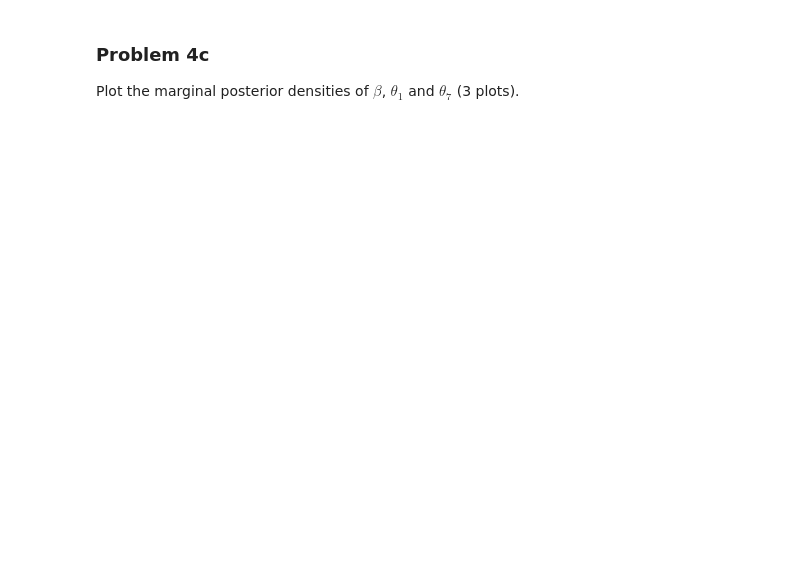
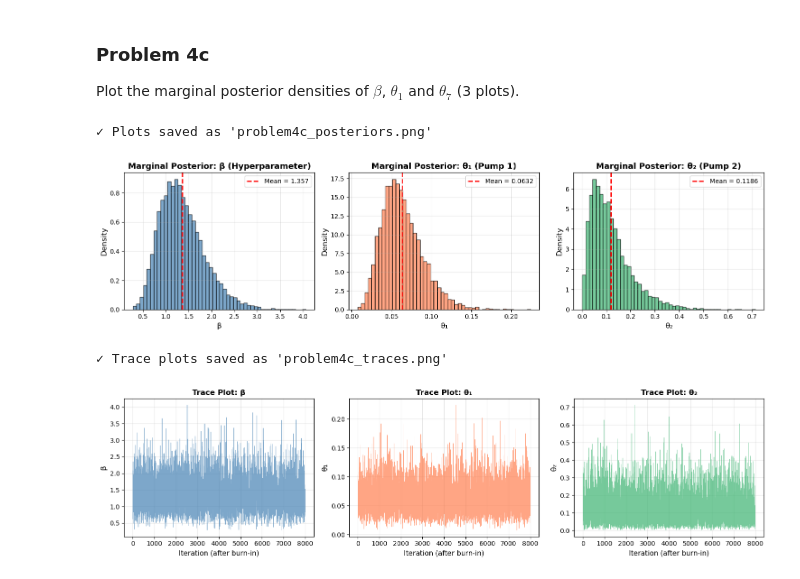
Before and after one commit to Shadowknight9284/Math-Notes, a Jupyter notebook: Stats 587/hw2.ipynb, the cells around one changed output. Drawn from its saved outputs; the diff is of its cells as text; code cells hidden in the pictures; blank space fills up the shorter version.

```diff
--- a/Stats 587/hw2.ipynb
+++ b/Stats 587/hw2.ipynb
@@ -610,0 +1293,73 @@ print(f"Observed rate for pump 7: {Y[6]/t[6]:.4f}")
+# %%
+
+# Create the 3 required plots
+fig, axes = plt.subplots(1, 3, figsize=(15, 4))
+
+# Plot 1: Marginal posterior density of β
+axes[0].hist(samples_beta, bins=50, density=True, alpha=0.7,
+             edgecolor='black', color='steelblue')
+axes[0].axvline(np.mean(samples_beta), color='red', linestyle='--',
+                linewidth=2, label=f'Mean = {np.mean(samples_beta):.3f}')
+axes[0].set_xlabel('β', fontsize=12)
+axes[0].set_ylabel('Density', fontsize=12)
+axes[0].set_title('Marginal Posterior: β (Hyperparameter)', fontsize=13, fontweight='bold')
+axes[0].legend()
+axes[0].grid(True, alpha=0.3)
+
+# Plot 2: Marginal posterior density of θ₁
+axes[1].hist(samples_theta[:, 0], bins=50, density=True, alpha=0.7,
+             edgecolor='black', color='coral')
+axes[1].axvline(np.mean(samples_theta[:, 0]), color='red', linestyle='--',
+                linewidth=2, label=f'Mean = {np.mean(samples_theta[:, 0]):.4f}')
+axes[1].set_xlabel('θ₁', fontsize=12)
+axes[1].set_ylabel('Density', fontsize=12)
+axes[1].set_title('Marginal Posterior: θ₁ (Pump 1)', fontsize=13, fontweight='bold')
+axes[1].legend()
+axes[1].grid(True, alpha=0.3)
+
+# Plot 3: Marginal posterior density of θ₂
+axes[2].hist(samples_theta[:, 1], bins=50, density=True, alpha=0.7,
+             edgecolor='black', color='mediumseagreen')
+axes[2].axvline(np.mean(samples_theta[:, 1]), color='red', linestyle='--',
+                linewidth=2, label=f'Mean = {np.mean(samples_theta[:, 1]):.4f}')
+axes[2].set_xlabel('θ₂', fontsize=12)
+axes[2].set_ylabel('Density', fontsize=12)
+axes[2].set_title('Marginal Posterior: θ₂ (Pump 2)', fontsize=13, fontweight='bold')
+axes[2].legend()
+axes[2].grid(True, alpha=0.3)
+
+plt.tight_layout()
+plt.savefig('problem4c_posteriors.png', dpi=300, bbox_inches='tight')
+print("\n✓ Plots saved as 'problem4c_posteriors.png'")
+plt.show()
+
+# Additional diagnostic: trace plots
+fig, axes = plt.subplots(1, 3, figsize=(15, 4))
+
+axes[0].plot(samples_beta, linewidth=0.5, alpha=0.7, color='steelblue')
+axes[0].set_xlabel('Iteration (after burn-in)', fontsize=11)
+axes[0].set_ylabel('β', fontsize=12)
+axes[0].set_title('Trace Plot: β', fontsize=12, fontweight='bold')
+axes[0].grid(True, alpha=0.3)
+
+axes[1].plot(samples_theta[:, 0], linewidth=0.5, alpha=0.7, color='coral')
+axes[1].set_xlabel('Iteration (after burn-in)', fontsize=11)
+axes[1].set_ylabel('θ₁', fontsize=12)
+axes[1].set_title('Trace Plot: θ₁', fontsize=12, fontweight='bold')
+axes[1].grid(True, alpha=0.3)
+
+axes[2].plot(samples_theta[:, 1], linewidth=0.5, alpha=0.7, color='mediumseagreen')
+axes[2].set_xlabel('Iteration (after burn-in)', fontsize=11)
+axes[2].set_ylabel('θ₂', fontsize=12)
+axes[2].set_title('Trace Plot: θ₂', fontsize=12, fontweight='bold')
+axes[2].grid(True, alpha=0.3)
+
+plt.tight_layout()
+plt.savefig('problem4c_traces.png', dpi=300, bbox_inches='tight')
+print("✓ Trace plots saved as 'problem4c_traces.png'")
+plt.show()
+# %% [output]
+✓ Plots saved as 'problem4c_posteriors.png'
+[figure, added]
+✓ Trace plots saved as 'problem4c_traces.png'
+[figure, added]
```
Also changed, not shown: parts of 20 cells of this notebook, 36 other files.
